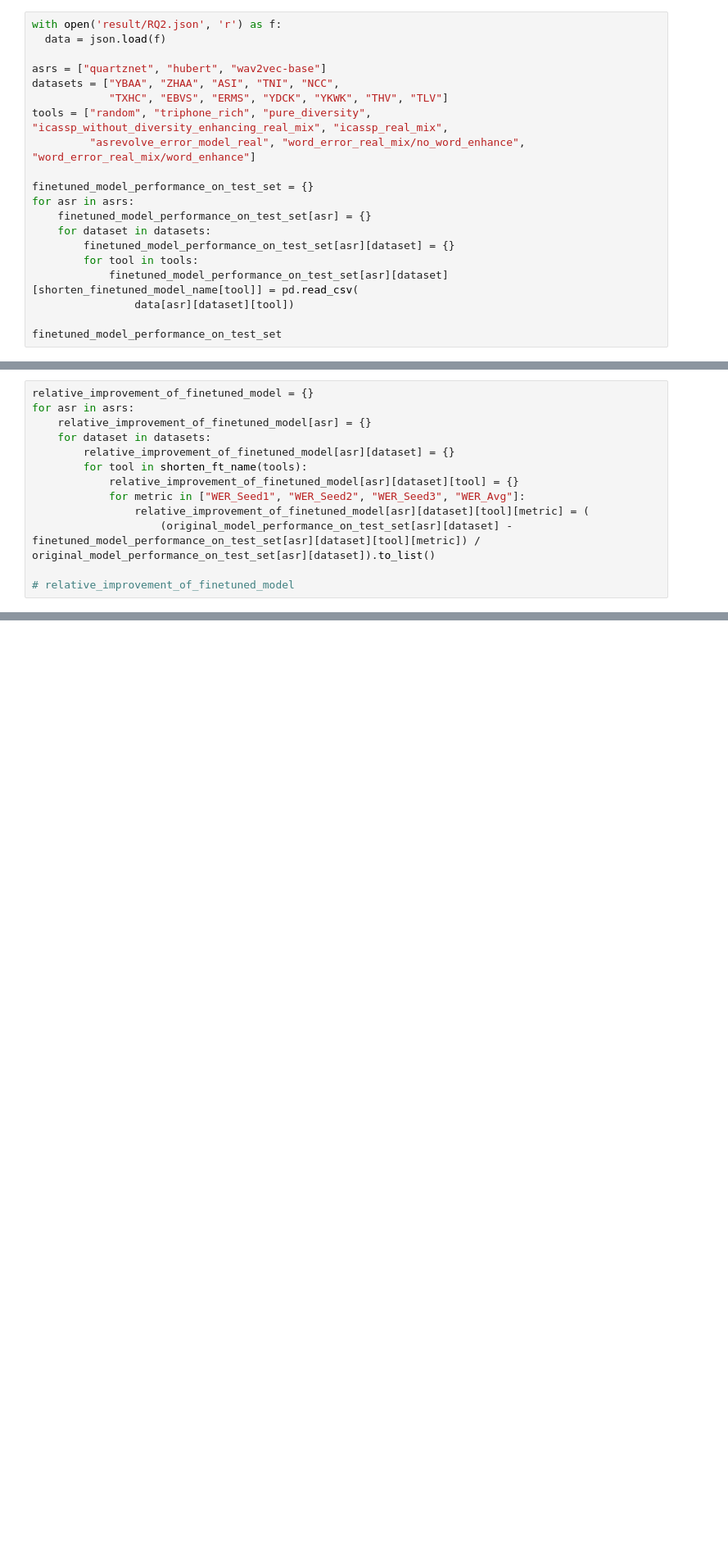
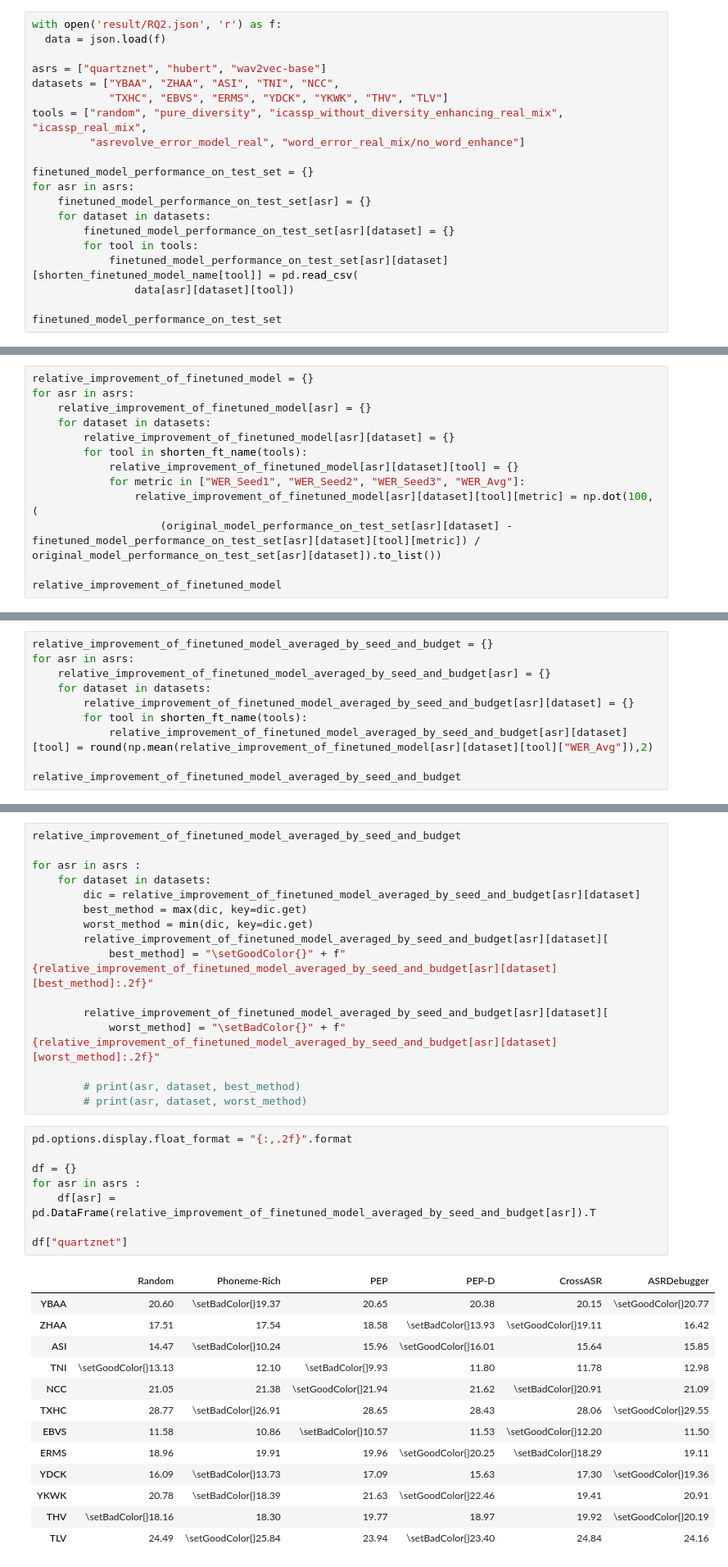
Before and after one commit to yangzhou6666/ASRProphet, a Jupyter notebook: correlation-analysis.ipynb, the cells around one changed output, grey strips where cells are left out. Shown: that part at 82% size. Drawn from its saved outputs; the diff is of its cells as text; blank space fills up the shorter version.

Commit message:
feat(Table 4):  average improvement of different methods against the original model

```diff
--- a/correlation-analysis.ipynb
+++ b/correlation-analysis.ipynb
@@ -50,8 +53,8 @@ with open('result/RQ2.json', 'r') as f:
 asrs = ["quartznet", "hubert", "wav2vec-base"]
 datasets = ["YBAA", "ZHAA", "ASI", "TNI", "NCC",
             "TXHC", "EBVS", "ERMS", "YDCK", "YKWK", "THV", "TLV"]
-tools = ["random", "triphone_rich", "pure_diversity", "icassp_without_diversity_enhancing_real_mix", "icassp_real_mix",
-         "asrevolve_error_model_real", "word_error_real_mix/no_word_enhance", "word_error_real_mix/word_enhance"]
+tools = ["random", "pure_diversity", "icassp_without_diversity_enhancing_real_mix", "icassp_real_mix",
+         "asrevolve_error_model_real", "word_error_real_mix/no_word_enhance"]
 
 finetuned_model_performance_on_test_set = {}
 for asr in asrs:
@@ -102,7 +105,7 @@ for asr in asrs:
         for tool in shorten_ft_name(tools):
             relative_improvement_of_finetuned_model[asr][dataset][tool] = {}
             for metric in ["WER_Seed1", "WER_Seed2", "WER_Seed3", "WER_Avg"]:
-                relative_improvement_of_finetuned_model[asr][dataset][tool][metric] = (
-                    (original_model_performance_on_test_set[asr][dataset] - finetuned_model_performance_on_test_set[asr][dataset][tool][metric]) / original_model_performance_on_test_set[asr][dataset]).to_list()
+                relative_improvement_of_finetuned_model[asr][dataset][tool][metric] = np.dot(100, (
+                    (original_model_performance_on_test_set[asr][dataset] - finetuned_model_performance_on_test_set[asr][dataset][tool][metric]) / original_model_performance_on_test_set[asr][dataset]).to_list())
 
-# relative_improvement_of_finetuned_model
+relative_improvement_of_finetuned_model
@@ -125,0 +132,10 @@ CONFIDENCE_LEVEL = 0.05
+# %%
+relative_improvement_of_finetuned_model_averaged_by_seed_and_budget = {}
+for asr in asrs:
+    relative_improvement_of_finetuned_model_averaged_by_seed_and_budget[asr] = {}
+    for dataset in datasets:
+        relative_improvement_of_finetuned_model_averaged_by_seed_and_budget[asr][dataset] = {}
+        for tool in shorten_ft_name(tools):
+            relative_improvement_of_finetuned_model_averaged_by_seed_and_budget[asr][dataset][tool] = round(np.mean(relative_improvement_of_finetuned_model[asr][dataset][tool]["WER_Avg"]),2)
+
+relative_improvement_of_finetuned_model_averaged_by_seed_and_budget
@@ -125,0 +160,38 @@ CONFIDENCE_LEVEL = 0.05
+# %%
+relative_improvement_of_finetuned_model_averaged_by_seed_and_budget
+
+for asr in asrs :
+    for dataset in datasets:
+        dic = relative_improvement_of_finetuned_model_averaged_by_seed_and_budget[asr][dataset]
+        best_method = max(dic, key=dic.get)
+        worst_method = min(dic, key=dic.get)
+        relative_improvement_of_finetuned_model_averaged_by_seed_and_budget[asr][dataset][
+            best_method] = "\setGoodColor{}" + f"{relative_improvement_of_finetuned_model_averaged_by_seed_and_budget[asr][dataset][best_method]:.2f}"
+
+        relative_improvement_of_finetuned_model_averaged_by_seed_and_budget[asr][dataset][
+            worst_method] = "\setBadColor{}" + f"{relative_improvement_of_finetuned_model_averaged_by_seed_and_budget[asr][dataset][worst_method]:.2f}"
+
+        # print(asr, dataset, best_method)
+        # print(asr, dataset, worst_method)
+# %%
+pd.options.display.float_format = "{:,.2f}".format
+
+df = {}
+for asr in asrs :
+    df[asr] = pd.DataFrame(relative_improvement_of_finetuned_model_averaged_by_seed_and_budget[asr]).T
+
+df["quartznet"]
+# %% [output]
+|  | Random | Phoneme-Rich | PEP | PEP-D | CrossASR | ASRDebugger |
+| YBAA | 20.60 | \setBadColor{}19.37 | 20.65 | 20.38 | 20.15 | \setGoodColor{}20.77 |
+| ZHAA | 17.51 | 17.54 | 18.58 | \setBadColor{}13.93 | \setGoodColor{}19.11 | 16.42 |
+| ASI | 14.47 | \setBadColor{}10.24 | 15.96 | \setGoodColor{}16.01 | 15.64 | 15.85 |
+| TNI | \setGoodColor{}13.13 | 12.10 | \setBadColor{}9.93 | 11.80 | 11.78 | 12.98 |
+| NCC | 21.05 | 21.38 | \setGoodColor{}21.94 | 21.62 | \setBadColor{}20.91 | 21.09 |
+| TXHC | 28.77 | \setBadColor{}26.91 | 28.65 | 28.43 | 28.06 | \setGoodColor{}29.55 |
+| EBVS | 11.58 | 10.86 | \setBadColor{}10.57 | 11.53 | \setGoodColor{}12.20 | 11.50 |
+| ERMS | 18.96 | 19.91 | 19.96 | \setGoodColor{}20.25 | \setBadColor{}18.29 | 19.11 |
+| YDCK | 16.09 | \setBadColor{}13.73 | 17.09 | 15.63 | 17.30 | \setGoodColor{}19.36 |
+| YKWK | 20.78 | \setBadColor{}18.39 | 21.63 | \setGoodColor{}22.46 | 19.41 | 20.91 |
+| THV | \setBadColor{}18.16 | 18.30 | 19.77 | 18.97 | 19.92 | \setGoodColor{}20.19 |
+| TLV | 24.49 | \setGoodColor{}25.84 | 23.94 | \setBadColor{}23.40 | 24.84 | 24.16 |
```
Also changed, not shown: parts of 9 cells of this notebook.
